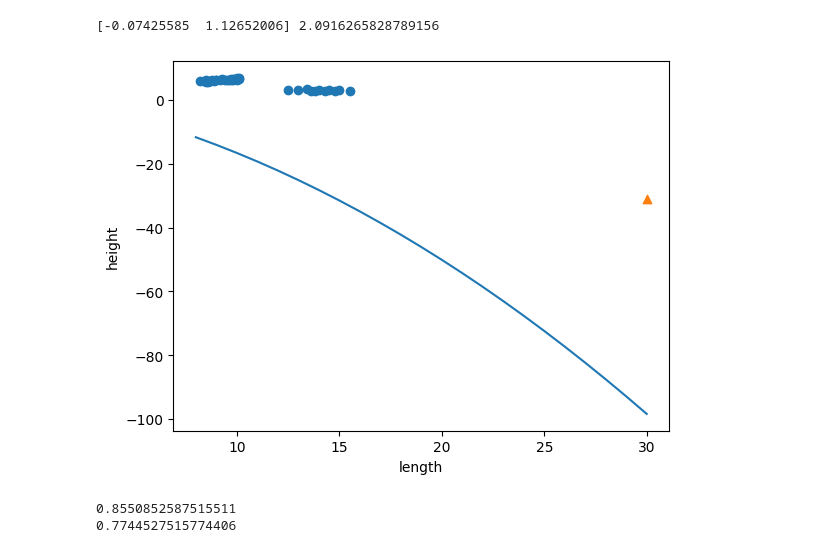
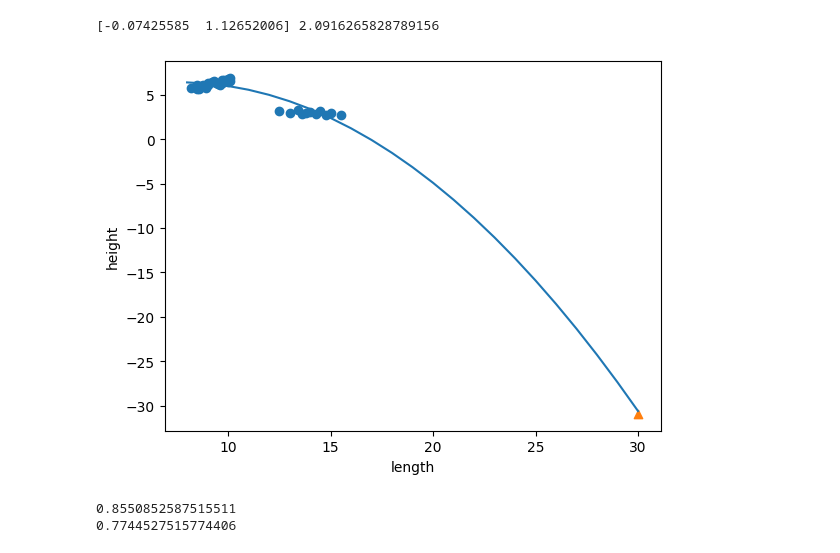
Before and after one commit to rlaguswl25808134-source/AID-MLB, a Jupyter notebook: 3-2.ipynb, the cells around one changed output. Cells and saved outputs as stored; diff of their text form; code cells hidden in the pictures.

```diff
--- a/3-2.ipynb
+++ b/3-2.ipynb
@@ -152,17 +152,17 @@ print(lr.coef_, lr.intercept_)
 # %%
 # 구간별 직선을 그리기 위해 1에서 9까지 정수 배열을 만듭니다
 point = np.arange(8, 31)
 # 훈련 세트의 산점도를 그립니다
 plt.scatter(train_input, train_target)
 # 8에서 30까지 2차 방정식 그래프를 그립니다
-plt.plot(point, -0.074*point**2 - 1.13*point + 2.09)
+plt.plot(point, -0.074*point**2 + 1.13*point + 2.09)
 # 30cm 핀치새의 데이터
 plt.scatter([30], [-30.94], marker='^')
 plt.xlabel('length')
 plt.ylabel('height')
 plt.show()
 # %% [output]
-[figure, old version]
+[figure, new version]
 # %%
 print(lr.score(train_poly, train_target))
 print(lr.score(test_poly, test_target))
```
Also changed, not shown: parts of 1 cell of this notebook.
